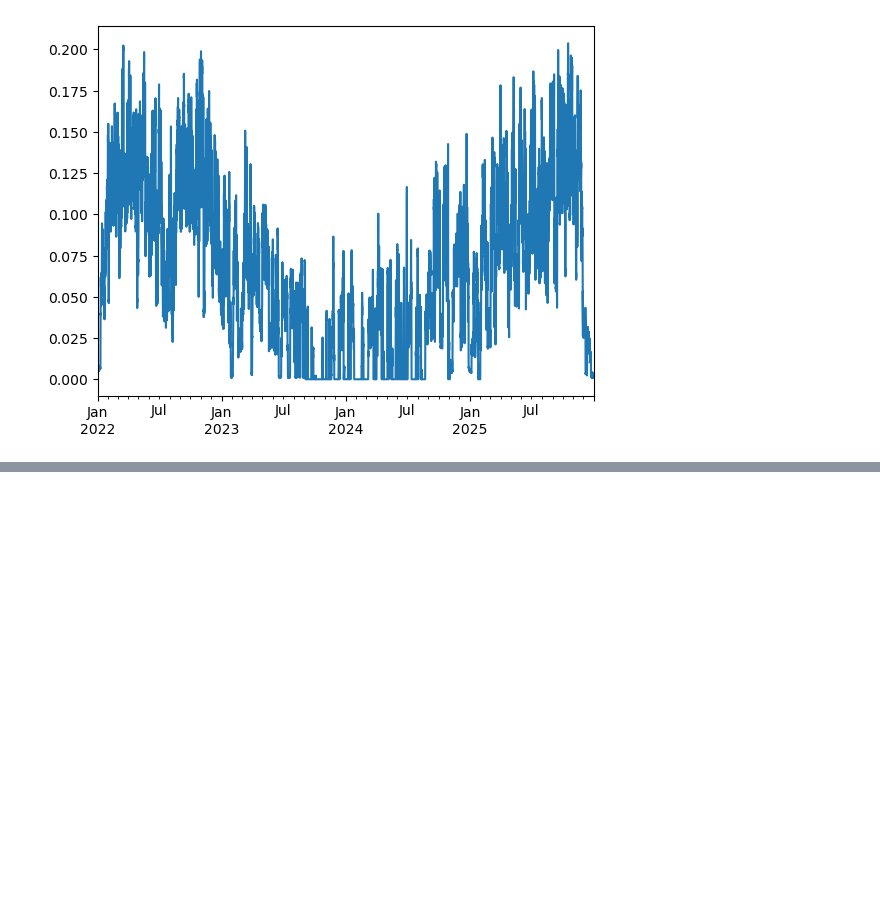
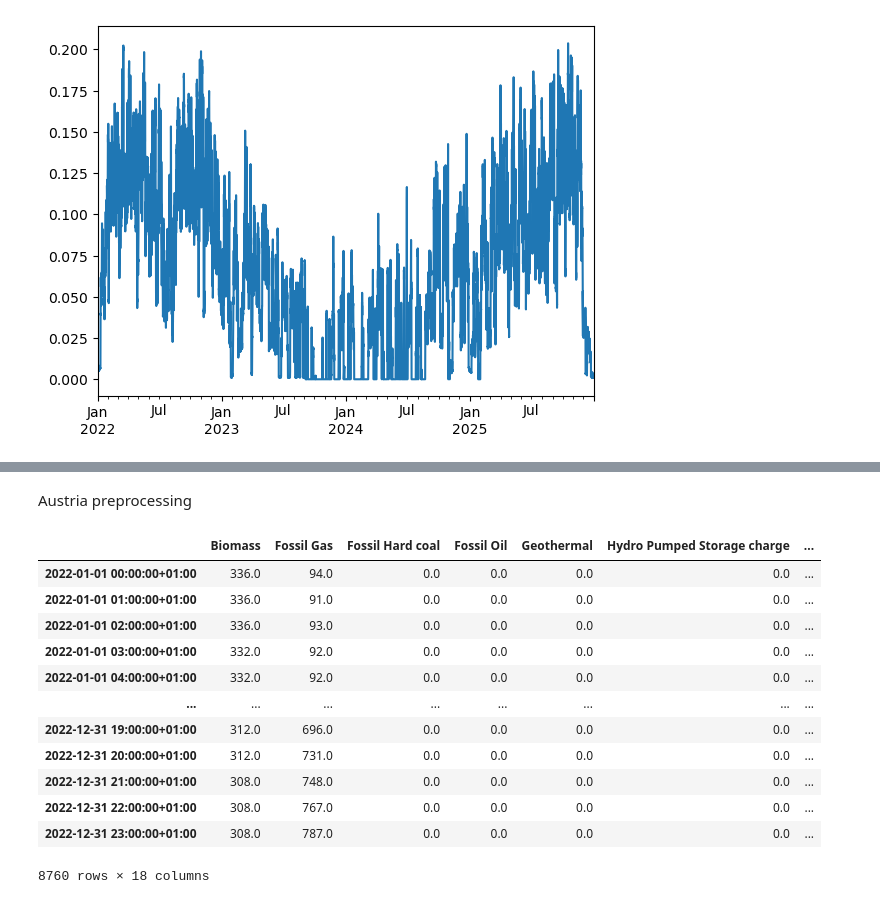
Before and after one commit to KrisCHEN8/HYSTORE_NationalFlexibility, a Jupyter notebook: national_zones/emission_calculation.ipynb, the cells around one changed output, grey strips where cells are left out. Saved outputs shown, nothing was run; the diff lists cells and outputs as text; code cells hidden in the pictures; blank space fills up the shorter version.

```diff
--- a/national_zones/emission_calculation.ipynb
+++ b/national_zones/emission_calculation.ipynb
@@ -151,0 +199,22 @@ df_aggregated.to_csv('./df_csv/emission_AUT_2022.csv')
+# %% [markdown]
+Austria preprocessing
+# %%
+emission = pd.read_pickle('./pickled_df/emission_AUT_2022.pkl')
+emission = emission.iloc[0:8760, :]
+display(emission)
+emission.to_pickle('./pickled_df/emission_AUT_2022.pkl')
+emission.to_csv('./df_csv/emission_AUT_2022.csv')
+# %% [output]
+|  | Biomass | Fossil Gas | Fossil Hard coal | Fossil Oil | Geothermal | Hydro Pumped Storage charge | ... |
+| 2022-01-01 00:00:00+01:00 | 336.0 | 94.0 | 0.0 | 0.0 | 0.0 | 0.0 | ... |
+| 2022-01-01 01:00:00+01:00 | 336.0 | 91.0 | 0.0 | 0.0 | 0.0 | 0.0 | ... |
+| 2022-01-01 02:00:00+01:00 | 336.0 | 93.0 | 0.0 | 0.0 | 0.0 | 0.0 | ... |
+| 2022-01-01 03:00:00+01:00 | 332.0 | 92.0 | 0.0 | 0.0 | 0.0 | 0.0 | ... |
+| 2022-01-01 04:00:00+01:00 | 332.0 | 92.0 | 0.0 | 0.0 | 0.0 | 0.0 | ... |
+| ... | ... | ... | ... | ... | ... | ... | ... |
+| 2022-12-31 19:00:00+01:00 | 312.0 | 696.0 | 0.0 | 0.0 | 0.0 | 0.0 | ... |
+| 2022-12-31 20:00:00+01:00 | 312.0 | 731.0 | 0.0 | 0.0 | 0.0 | 0.0 | ... |
+| 2022-12-31 21:00:00+01:00 | 308.0 | 748.0 | 0.0 | 0.0 | 0.0 | 0.0 | ... |
+| 2022-12-31 22:00:00+01:00 | 308.0 | 767.0 | 0.0 | 0.0 | 0.0 | 0.0 | ... |
+| 2022-12-31 23:00:00+01:00 | 308.0 | 787.0 | 0.0 | 0.0 | 0.0 | 0.0 | ... |
+8760 rows × 18 columns
```
Also changed, not shown: parts of 4 cells of this notebook, 15 other files.
